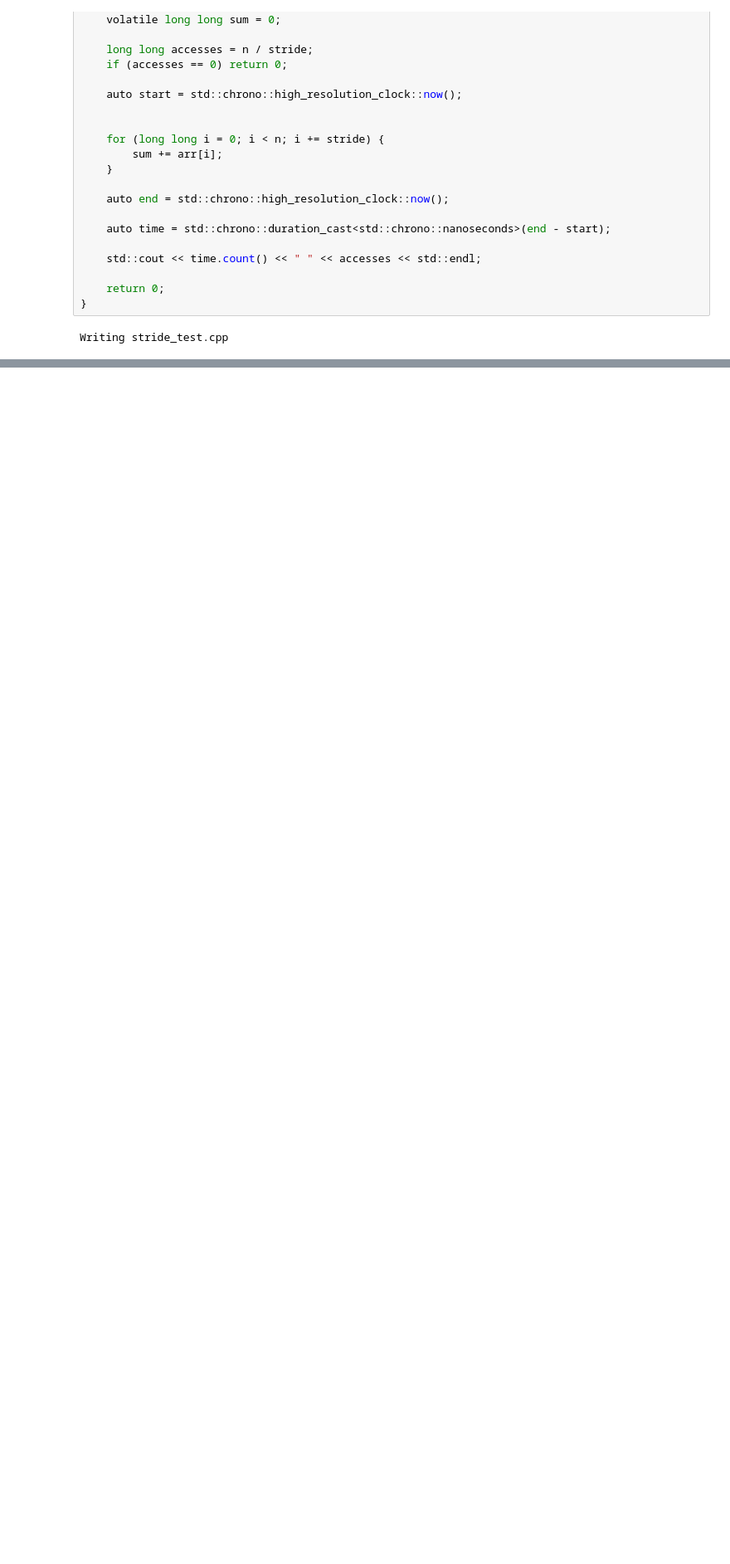
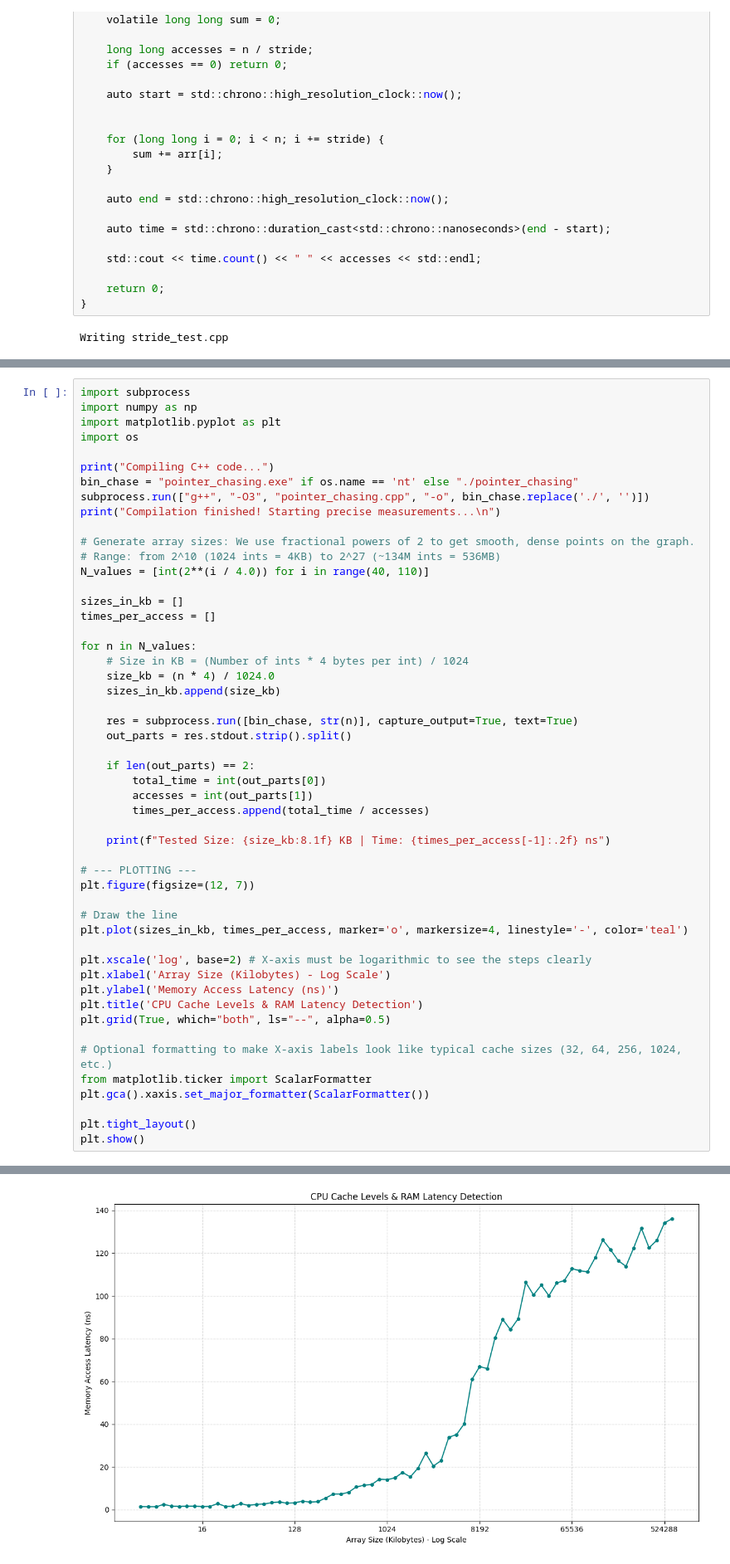
Before and after one commit to pozoj3/GraphProject, a Jupyter notebook: data/arraydata.ipynb, the cells around one changed output, grey strips where cells are left out. Shown at 83% size. Cells and saved outputs as stored; diff of their text form; blank space fills up the shorter version.

```diff
--- a/data/arraydata.ipynb
+++ b/data/arraydata.ipynb
@@ -221,0 +338,52 @@ Finished for stride = 2048
+# %%
+import subprocess
+import numpy as np
+import matplotlib.pyplot as plt
+import os
+
+print("Compiling C++ code...")
+bin_chase = "pointer_chasing.exe" if os.name == 'nt' else "./pointer_chasing"
+subprocess.run(["g++", "-O3", "pointer_chasing.cpp", "-o", bin_chase.replace('./', '')])
+print("Compilation finished! Starting precise measurements...\n")
+
+# Generate array sizes: We use fractional powers of 2 to get smooth, dense points on the graph.
+# Range: from 2^10 (1024 ints = 4KB) to 2^27 (~134M ints = 536MB)
+N_values = [int(2**(i / 4.0)) for i in range(40, 110)]
+
+sizes_in_kb = []
+times_per_access = []
+
+for n in N_values:
+    # Size in KB = (Number of ints * 4 bytes per int) / 1024
+    size_kb = (n * 4) / 1024.0
+    sizes_in_kb.append(size_kb)
+
+    res = subprocess.run([bin_chase, str(n)], capture_output=True, text=True)
+    out_parts = res.stdout.strip().split()
+
+    if len(out_parts) == 2:
+        total_time = int(out_parts[0])
+        accesses = int(out_parts[1])
+        times_per_access.append(total_time / accesses)
+
+    print(f"Tested Size: {size_kb:8.1f} KB | Time: {times_per_access[-1]:.2f} ns")
+
+# --- PLOTTING ---
+plt.figure(figsize=(12, 7))
+
+# Draw the line
+plt.plot(sizes_in_kb, times_per_access, marker='o', markersize=4, linestyle='-', color='teal')
+
+plt.xscale('log', base=2) # X-axis must be logarithmic to see the steps clearly
+plt.xlabel('Array Size (Kilobytes) - Log Scale')
+plt.ylabel('Memory Access Latency (ns)')
+plt.title('CPU Cache Levels & RAM Latency Detection')
+plt.grid(True, which="both", ls="--", alpha=0.5)
+
+# Optional formatting to make X-axis labels look like typical cache sizes (32, 64, 256, 1024, etc.)
+from matplotlib.ticker import ScalarFormatter
+plt.gca().xaxis.set_major_formatter(ScalarFormatter())
+
+plt.tight_layout()
+plt.show()
+# %% [output]
@@ -221,0 +407 @@ Finished for stride = 2048
+[figure, added]
```
Also changed, not shown: parts of 7 cells of this notebook, 3 other files.
